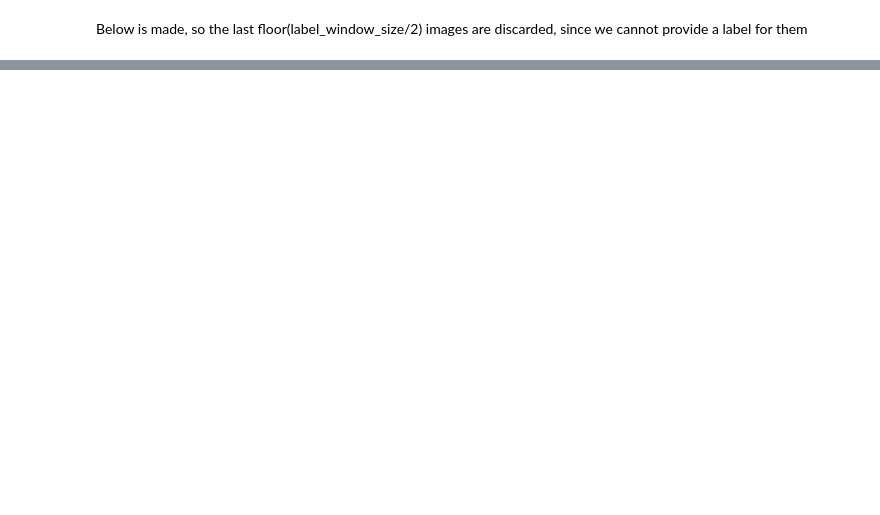
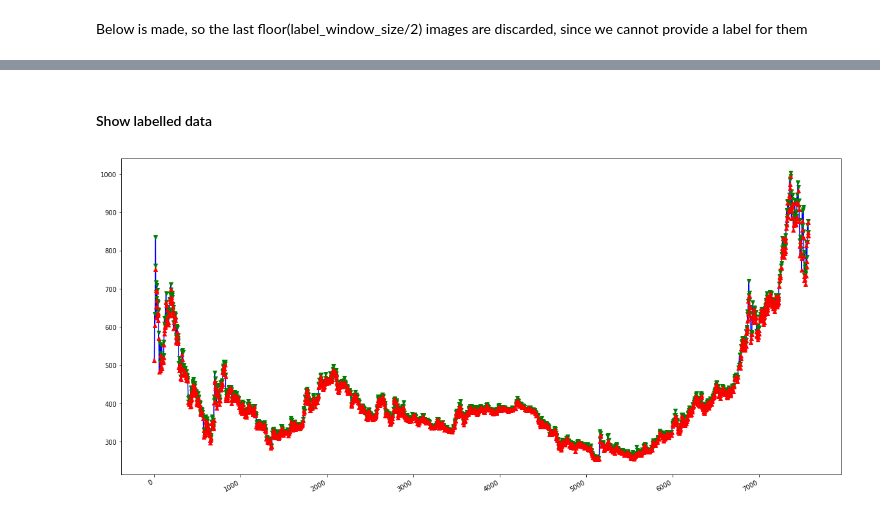
Before and after one commit to lauraperge/blackbox-trading-CNN, a Jupyter notebook: notebooks/data-check-and-prep-alldata.ipynb, the cells around one changed output, grey strips where cells are left out. Saved outputs shown, nothing was run; the diff lists cells and outputs as text; code cells hidden in the pictures; blank space fills up the shorter version.

```diff
--- a/notebooks/data-check-and-prep-alldata.ipynb
+++ b/notebooks/data-check-and-prep-alldata.ipynb
@@ -304,0 +487,3 @@ np.savez('../data/cnn_input/test_'+ str(name) + "_" + str(VarName) + "_" + str(F
+# %%
+last_date_tr2 = "2008-12-31"
+print("Date up to " + last_date_tr2)
@@ -304,0 +505,30 @@ np.savez('../data/cnn_input/test_'+ str(name) + "_" + str(VarName) + "_" + str(F
+# %%
+start_time_tr2 = time.time()
+
+for idx, data in enumerate(datas):
+
+    labelled_pd_, price_at_image_, images_, image_labels_, label_names_ = data_to_labelled_img(
+        # up to given date
+        data=data.loc[:last_date_tr2],
+        column_name=VarNames[idx][:-4],
+        label_window_size = Label_window_size,
+        image_window_size = Image_window_size,
+        image_trf_strat = Image_trf,
+        padding_RP = 1,
+        standardize_out_RP = True,
+        standardize_out_GADF = True,
+        standardize_out_GASF = True,
+        use_returns = Return
+    )
+
+    print(VarNames[idx][:-4])
+    images_tr2 = np.append(images_tr2, images_, axis=0)
+    price_at_image_tr2 = np.append(price_at_image_tr2, price_at_image_, axis=0)
+    image_labels_tr2 = np.append(image_labels_tr2,image_labels_, axis=0)
+    print(str(images_.shape) + ", " + str(price_at_image_.shape) + ", " + str(image_labels_.shape))
+    print(VarNames[idx][:-4] + ": added " + str(images_.shape[0]) + " images of shape " + str(images_.shape), file = f)
+
+print("Final number of images: " + str(images_tr2.shape[0]) + " shaped " + str(images_tr2.shape), file = f)
+end_time_tr2 = time.time()
+print("it took this long to run: {}".format(end_time_tr2-start_time_tr2), file = f)
+f.close()
@@ -304,0 +553,14 @@ np.savez('../data/cnn_input/test_'+ str(name) + "_" + str(VarName) + "_" + str(F
+# %% [markdown]
+#### Show labelled data
+# %%
+fig = ts_with_markers.plot_ts_markers(data = labelled_pd_,
+        main_col = 'Series',
+        by_col = "Strategy",
+        to_mark = ["Sell", "Buy"],
+        color = ['g', 'r'],
+        marker_type = ['v', '^']
+        )
+fig.set_size_inches(20, 10)
+fig.show()
+# %% [output]
+[figure, added]
```
Also changed, not shown: parts of 92 cells of this notebook, 20 other files.
